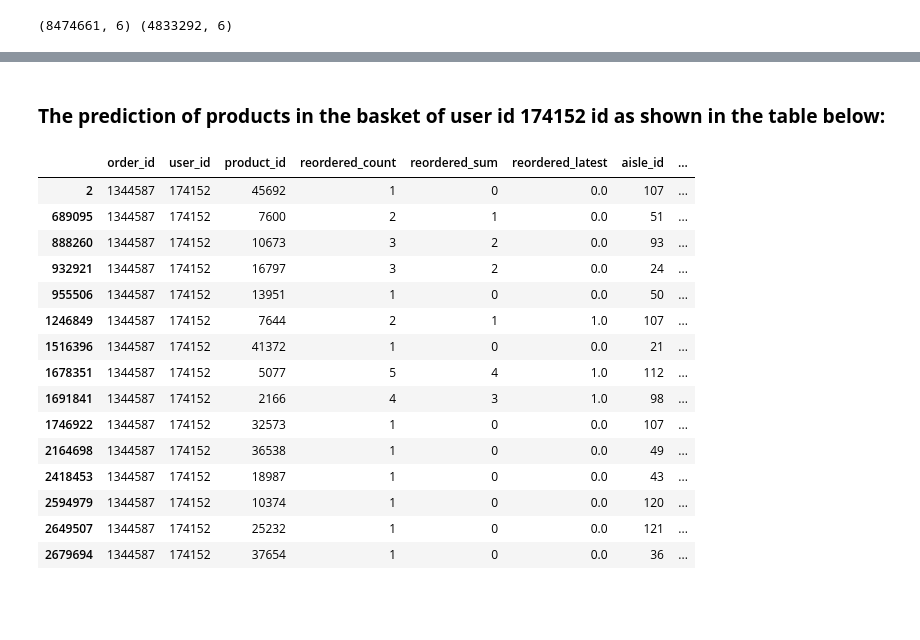
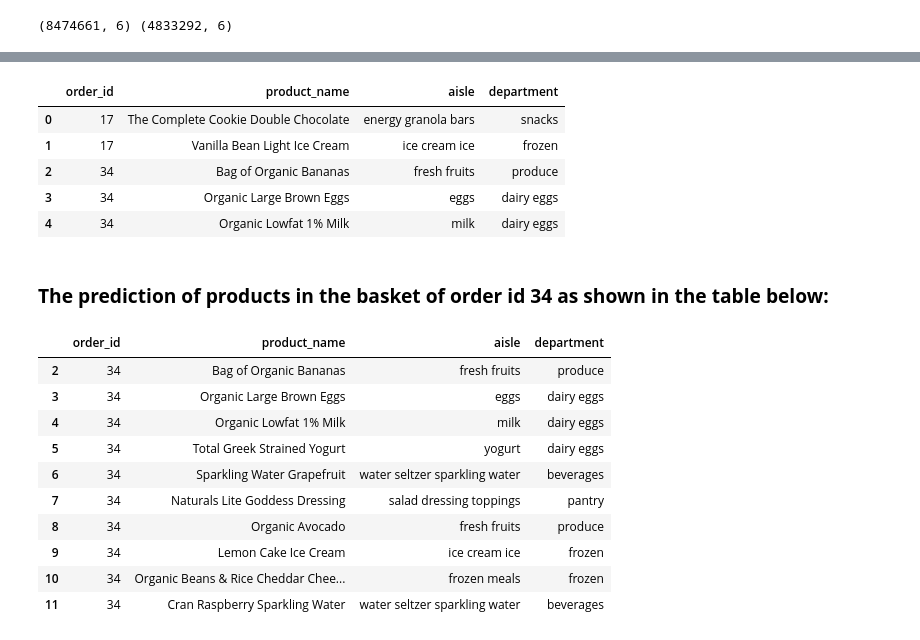
Before and after one commit to poojasahare/Python-project, a Jupyter notebook: Market Basket Analysis.ipynb, the cells around one changed output, grey strips where cells are left out. Cells and saved outputs as stored; diff of their text form; code cells hidden in the pictures; blank space fills up the shorter version.

```diff
--- a/Market Basket Analysis.ipynb
+++ b/Market Basket Analysis.ipynb
@@ -533,25 +563,29 @@ X_test.head(1000)
 # %%
-X_test_prod=pd.merge(X_test,prod[['product_id','product_name']],how='left')
-X_test_prod=pd.merge(X_test_prod,aisles,how='left')
-X_test_prod=pd.merge(X_test_prod,dep,how='left')
+predicted=pd.merge(predicted_df,prod,how='left')
+predicted=pd.merge(predicted,aisles,how='left')
+predicted=pd.merge(predicted,dep,how='left')
+predicted=predicted[['order_id', 'product_name', 'aisle', 'department']]
+predicted.head()
+# %% [output]
+|  | order_id | product_name | aisle | department |
+| 0 | 17 | The Complete Cookie Double Chocolate | energy granola bars | snacks |
+| 1 | 17 | Vanilla Bean Light Ice Cream | ice cream ice | frozen |
+| 2 | 34 | Bag of Organic Bananas | fresh fruits | produce |
+| 3 | 34 | Organic Large Brown Eggs | eggs | dairy eggs |
+| 4 | 34 | Organic Lowfat 1% Milk | milk | dairy eggs |
 # %% [markdown]
-### __The prediction of products in the basket of user id 174152 id as shown in the table below:__
+### __The prediction of products in the basket of order id 34 as shown in the table below:__
-# %%
-X_test_prod[X_test_prod.user_id==174152]
-# %% [output]
-|  | order_id | user_id | product_id | reordered_count | reordered_sum | reordered_latest | aisle_id | ... |
-| 2 | 1344587 | 174152 | 45692 | 1 | 0 | 0.0 | 107 | ... |
-| 689095 | 1344587 | 174152 | 7600 | 2 | 1 | 0.0 | 51 | ... |
-| 888260 | 1344587 | 174152 | 10673 | 3 | 2 | 0.0 | 93 | ... |
-| 932921 | 1344587 | 174152 | 16797 | 3 | 2 | 0.0 | 24 | ... |
-| 955506 | 1344587 | 174152 | 13951 | 1 | 0 | 0.0 | 50 | ... |
-| 1246849 | 1344587 | 174152 | 7644 | 2 | 1 | 1.0 | 107 | ... |
-| 1516396 | 1344587 | 174152 | 41372 | 1 | 0 | 0.0 | 21 | ... |
-| 1678351 | 1344587 | 174152 | 5077 | 5 | 4 | 1.0 | 112 | ... |
-| 1691841 | 1344587 | 174152 | 2166 | 4 | 3 | 1.0 | 98 | ... |
-| 1746922 | 1344587 | 174152 | 32573 | 1 | 0 | 0.0 | 107 | ... |
-| 2164698 | 1344587 | 174152 | 36538 | 1 | 0 | 0.0 | 49 | ... |
-| 2418453 | 1344587 | 174152 | 18987 | 1 | 0 | 0.0 | 43 | ... |
-| 2594979 | 1344587 | 174152 | 10374 | 1 | 0 | 0.0 | 120 | ... |
-| 2649507 | 1344587 | 174152 | 25232 | 1 | 0 | 0.0 | 121 | ... |
-| 2679694 | 1344587 | 174152 | 37654 | 1 | 0 | 0.0 | 36 | ... |
+# %%
+predicted[predicted.order_id==34]
+# %% [output]
+|  | order_id | product_name | aisle | department |
+| 2 | 34 | Bag of Organic Bananas | fresh fruits | produce |
+| 3 | 34 | Organic Large Brown Eggs | eggs | dairy eggs |
+| 4 | 34 | Organic Lowfat 1% Milk | milk | dairy eggs |
+| 5 | 34 | Total Greek Strained Yogurt | yogurt | dairy eggs |
+| 6 | 34 | Sparkling Water Grapefruit | water seltzer sparkling water | beverages |
+| 7 | 34 | Naturals Lite Goddess Dressing | salad dressing toppings | pantry |
+| 8 | 34 | Organic Avocado | fresh fruits | produce |
+| 9 | 34 | Lemon Cake Ice Cream | ice cream ice | frozen |
+| 10 | 34 | Organic Beans & Rice Cheddar Chee... | frozen meals | frozen |
+| 11 | 34 | Cran Raspberry Sparkling Water | water seltzer sparkling water | beverages |
```
Also changed, not shown: parts of 7 cells of this notebook.
